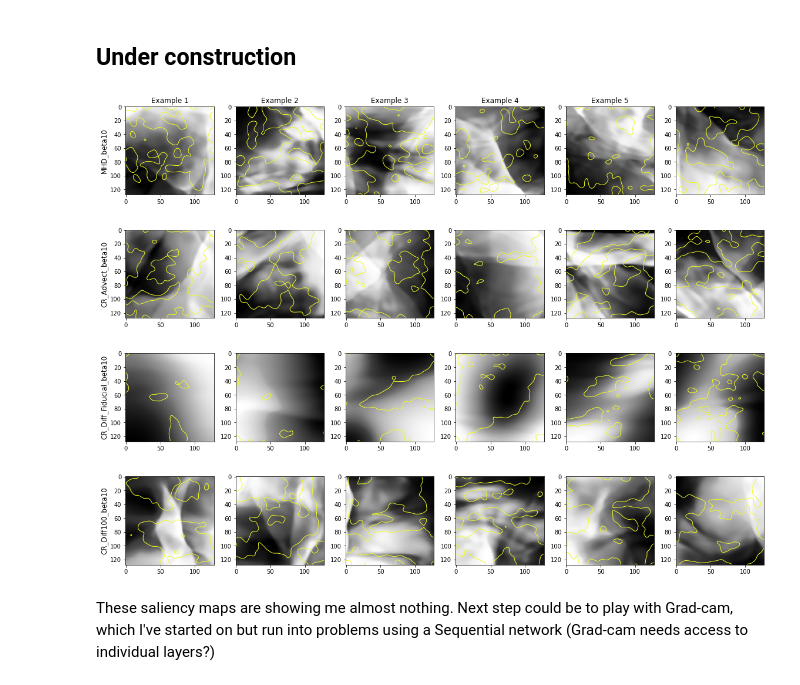
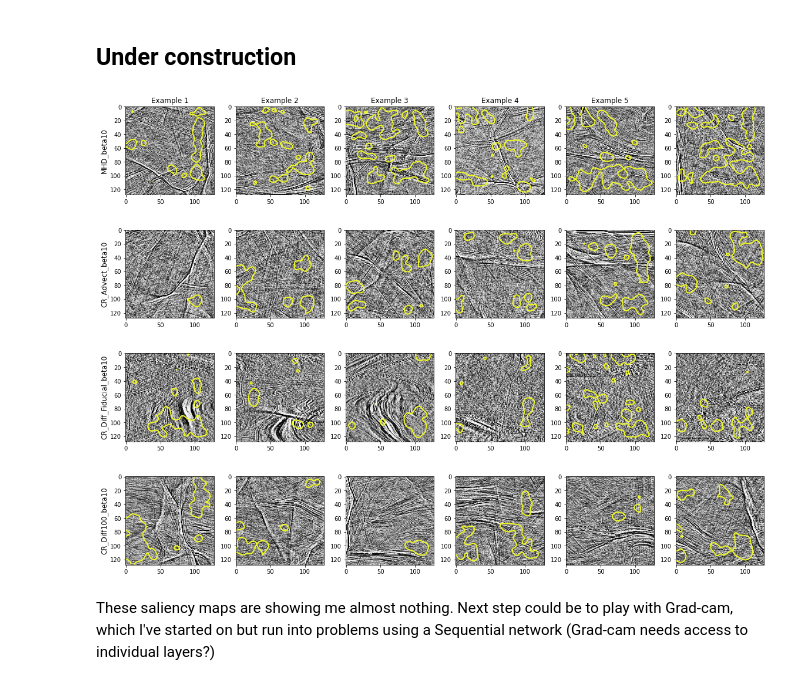
Before and after one commit to bustardchad/ML_Turb, a Jupyter notebook: train_CNN.ipynb, the cells around one changed output. Cells and saved outputs as stored; diff of their text form; code cells hidden in the pictures.

Commit message:
Added new Google drive link and flags for when power spectra are flattened

```diff
--- a/train_CNN.ipynb
+++ b/train_CNN.ipynb
@@ -111,13 +49,14 @@ from dataclasses import dataclass
 
 @dataclass
 class TrainingConfig:
-    run_name = 'MHD_CRTransport_March3'
+    run_name = 'MHD_CRTransport_killPwr_March6'
     fileDirArr = ['MHD_beta10', 'CR_Advect_beta10', 'CR_Diff_Fiducial_beta10', 'CR_Diff100_beta10']
     field_list = ['density']
+    killPwr = True
     num_classes = 4
     train_frac = 0.6
     batch_size = 64
-    epochs = 20
+    epochs = 50
     stop_early = True
     patience = 5
 
@@ -171,7 +173,11 @@ def load_preprocess(config):
     lbl = 0
     for fileDir in fileDirArr:
         filename = f"/data_{fileDir}_{field}_noAugment.npy"
-        x = np.load('Image_Cubes_noAugment/'+fileDir + filename, mmap_mode='c') # the images
+        dir = 'Full_Power/'
+        if config.killPwr: # use images where power spectra are flattened
+          filename = f"/data_{fileDir}_{field}_killPwr_noAugment.npy"
+          dir = 'Kill_Power/'
+        x = np.load(dir + fileDir + filename, mmap_mode='c') # the images
         x = np.float32(x)
 
         # assign a class value to each image depending on which simulation it came from
@@ -673,35 +679,35 @@ n_classes = 4 # number of rows
 fig, axs = plt.subplots(n_classes, n_examples, figsize=(16,12))
 ctr = np.zeros(len(config.fileDirArr))
 
 # access a batch of labelled images
 dataiter = iter(valid_dl)
 images, labels = next(dataiter)
 
 # select n_example example images from each class
 for i in range(0,n_classes):
   images_to_plot = images[labels==i]
   for j in range(0,n_examples):
     plt_image, filtered_saliency = saliency(images_to_plot[j],i)
     # normalize the saliency by its max and plot only one or two levels in the middle range
     filtered_saliency = filtered_saliency/np.max(filtered_saliency)
     axs[i,j].imshow(plt_image,cmap='gray')
-    axs[i,j].contour(filtered_saliency,cmap='plasma_r', levels=[0.4], linewidths = 1)
+    axs[i,j].contour(filtered_saliency,cmap='plasma_r', levels=[0.7], linewidths = 2)
 
 cols = ['Example {}'.format(col) for col in range(1, n_examples)]
 rows = config.fileDirArr
 
 for ax, col in zip(axs[0], cols):
     ax.set_title(col)
 
 for ax, row in zip(axs[:,0], rows):
     ax.set_ylabel(row, rotation=90, size='large')
 
 fig.tight_layout()
 #fig.suptitle("beta = 100 class")
 #fig.suptitle(f'Ground truth: {classes[label]}')
 plt.show()
 # %% [output]
-[figure, old version]
+[figure, new version]
 # %% [markdown]
 These saliency maps are showing me almost nothing. Next step could be to play with Grad-cam, which I've started on but run into problems using a Sequential network (Grad-cam needs access to individual layers?)
 # %%
```
Also changed, not shown: parts of 11 cells of this notebook.
